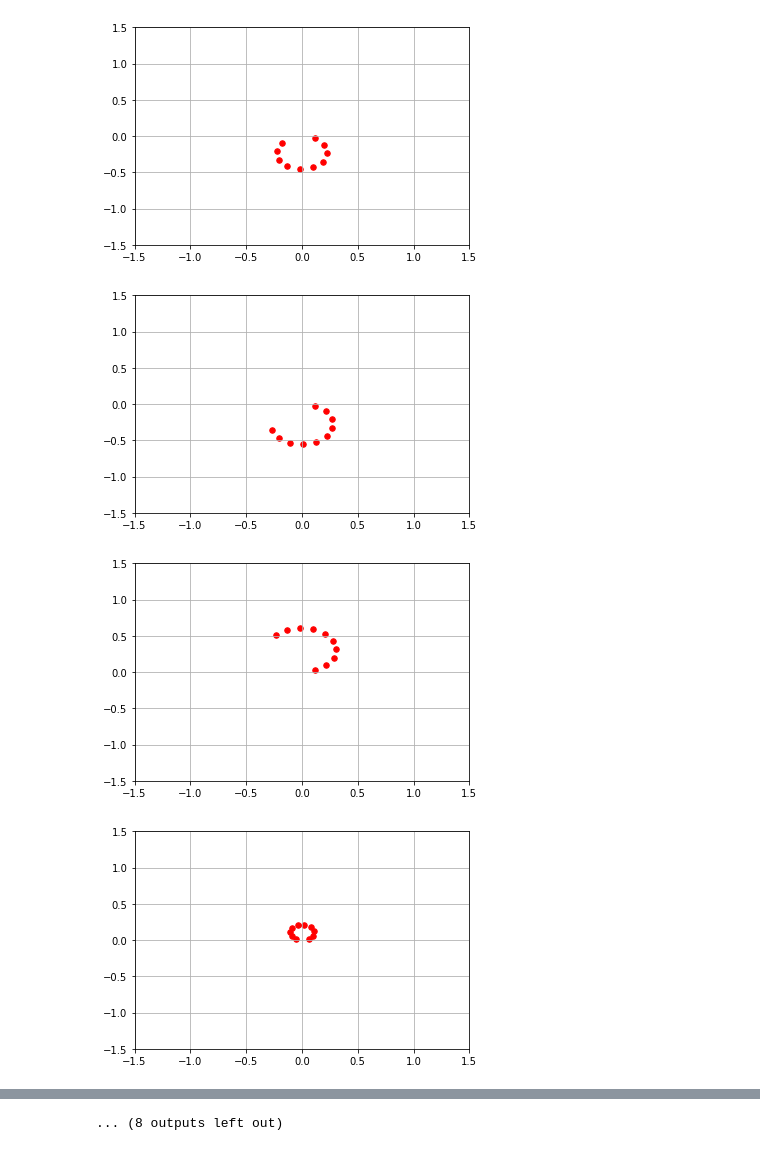
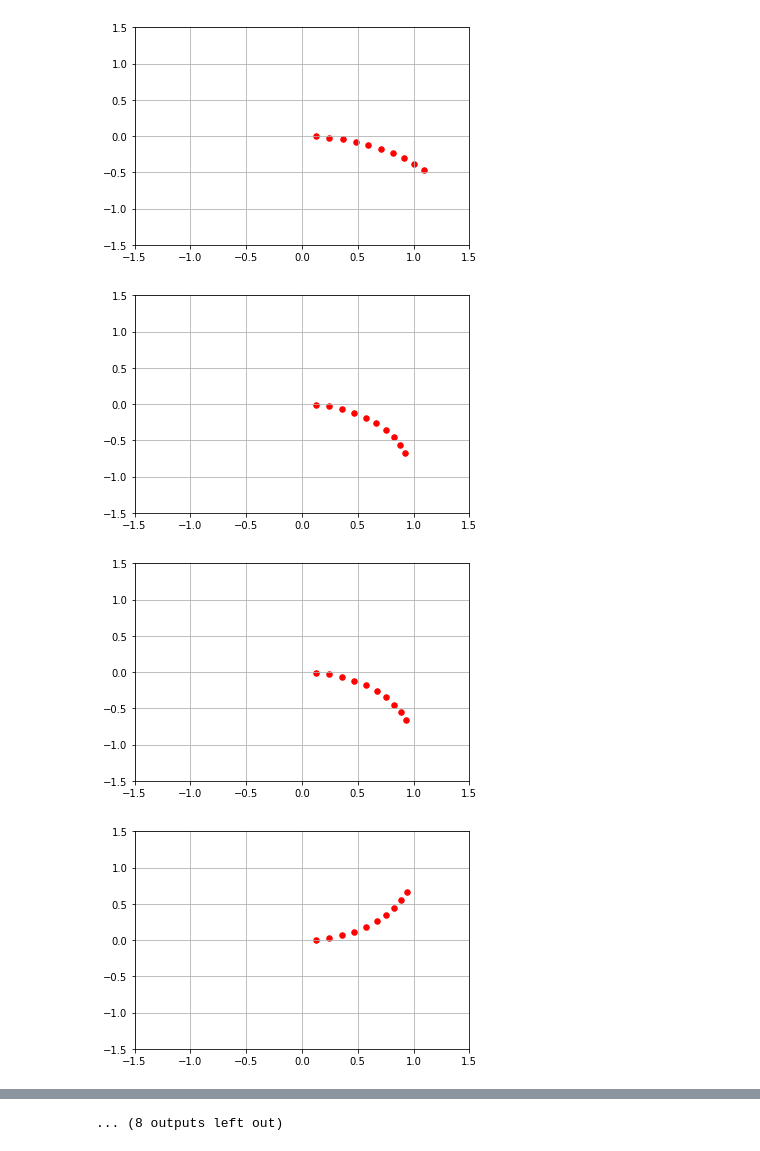
Before and after one commit to yotaseki/ROS-Cart, a Jupyter notebook: script/Train.ipynb, the cells around one changed output, grey strips where cells are left out. Saved outputs shown, nothing was run; the diff lists cells and outputs as text; code cells hidden in the pictures.

```diff
--- a/script/Train.ipynb
+++ b/script/Train.ipynb
@@ -159,15 +88,16 @@ variable([0.  1.5 3. ])
 # %%
 # dataset
 DATA_SIZE = 1000
-DATA_WAYPOINTS = 10
-DATA_STEP = DATA_WAYPOINTS
-DATA_SPACE = 0.1 # [m / 0.1sec]
-X_train = xp.empty((0 ,DATA_WAYPOINTS*2),dtype=xp.float32)
+DATA_NUM_WAYPOINTS = 10
+DATA_NUM_STEP = DATA_NUM_WAYPOINTS
+DATA_SPACE = 0.1 # [m / step]
+X_train = []
 for i in range(DATA_SIZE):
-    d = data.make_arc_path_2(int(DATA_WAYPOINTS*DATA_SPACE+1),xp.random.rand()*(2*xp.pi/3)-xp.pi/3) # -60 ~ 60 deg / 0.1m
+    d = data.make_arc_path_2(int(DATA_NUM_WAYPOINTS*DATA_SPACE+1),xp.random.rand()*(2*xp.pi/3)-xp.pi/3) # -60 ~ 60 deg
     d_es,_ = data.get_evenly_spaced_points(d,DATA_SPACE)
-    d_xy = d_es[:,0:2]
-    d_xy_fl = xp.ravel(d_xy[0:DATA_WAYPOINTS])
-    X_train = xp.vstack((X_train,d_xy_fl))
-print(X_train.shape)
+    d_xy = d_es[0:DATA_NUM_WAYPOINTS]
+    #d_xy_fl = xp.ravel(d_xy[0:DATA_WAYPOINTS])
+    X_train.append(d_xy)
+print(len(X_train))
+print(X_train[0])
 # %% [output]
@@ -175,19 +115,18 @@ print(X_train.shape)
 # %%
 # plot data
 p = X_train
 if(settings.gpu_index >= 0):
     p = xp.asnumpy(p)
 
 for num in range(20):
     rand_idx = int(np.random.rand() * len(X_train))
-    for i in range(0,DATA_WAYPOINTS*2,2):
-        plt.scatter(p[rand_idx,i], p[rand_idx,i+1],c="red",edgecolor="red",s=30,marker="o")
+    plt.scatter(p[rand_idx][:,0], p[rand_idx][:,1],c="red",edgecolor="red",s=30,marker="o")
     plt.xlim([-1.5,1.5])
     plt.ylim([-1.5,1.5])
     plt.grid()
     plt.show()
 # %% [output]
-[figure, old version]
+[figure, new version]
-[figure, old version]
+[figure, new version]
-[figure, old version]
+[figure, new version]
-[figure, old version]
+[figure, new version]
```
Also changed, not shown: parts of 13 cells of this notebook, 1 other file.
